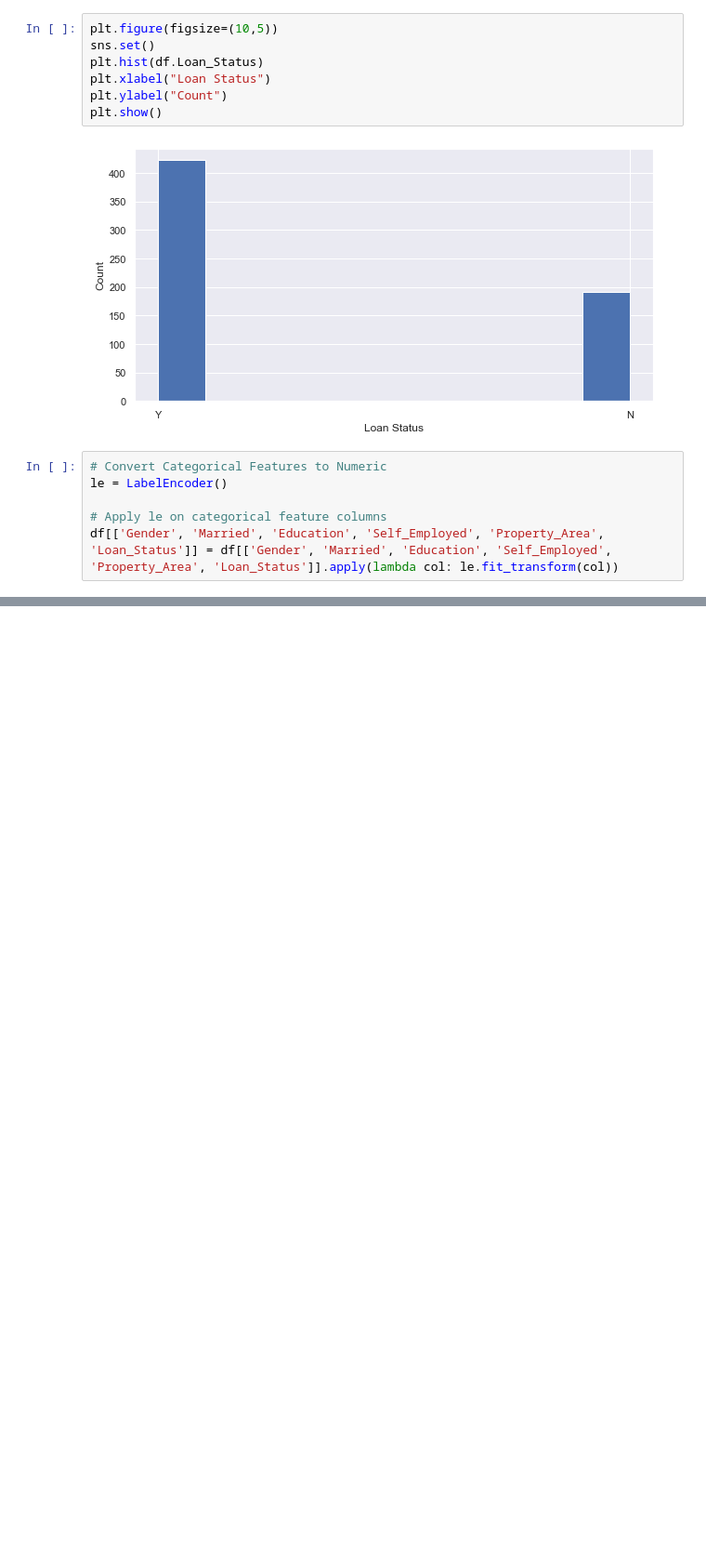
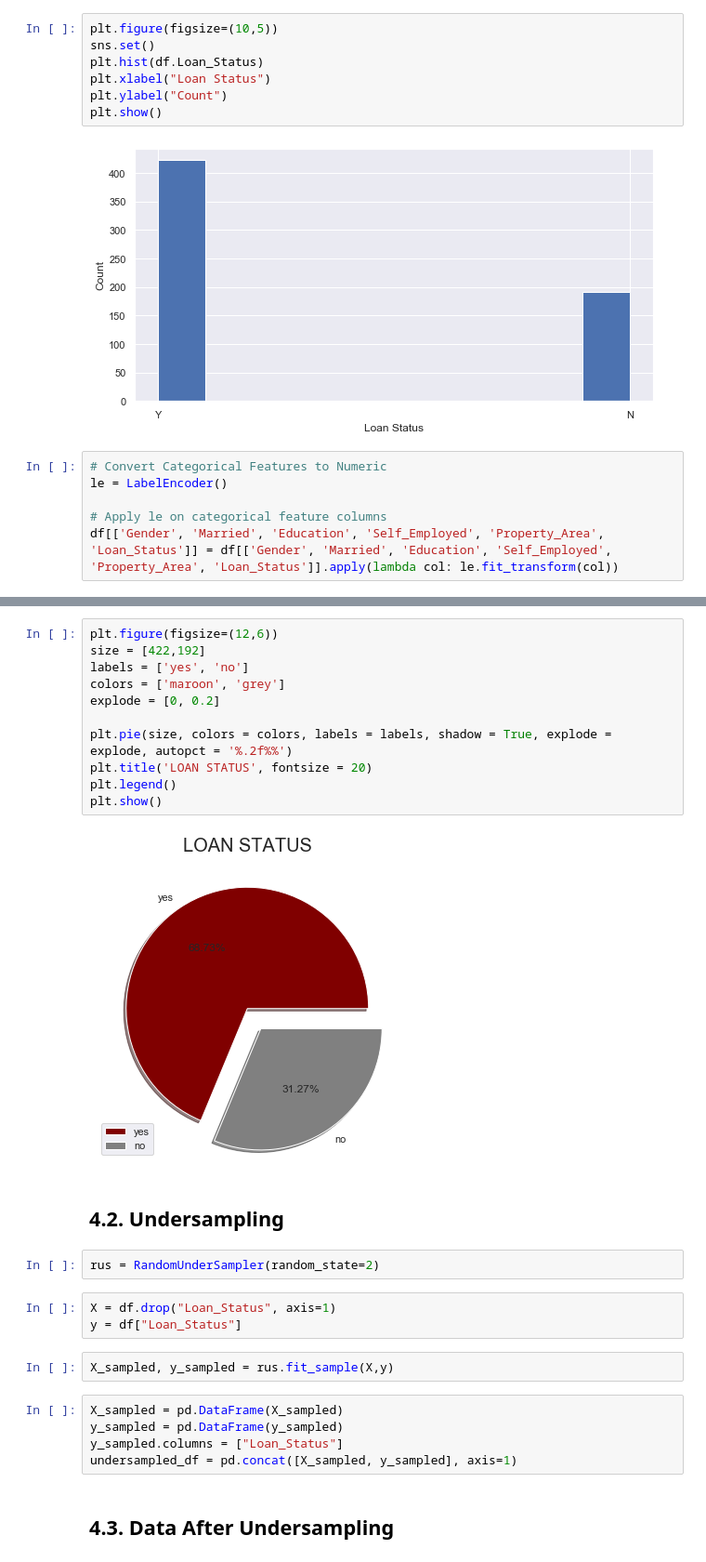
Before and after one commit to AngelMthimunye/Bank_Loan_Qualifier_App, a Jupyter notebook: Bank_Loan.ipynb, the cells around one changed output, grey strips where cells are left out. Shown: that part at 93% size. Cells and saved outputs as stored; diff of their text form; blank space fills up the shorter version.

```diff
--- a/Bank_Loan.ipynb
+++ b/Bank_Loan.ipynb
@@ -337,0 +372,29 @@ df[['Gender', 'Married', 'Education', 'Self_Employed', 'Property_Area', 'Loan_St
+# %%
+plt.figure(figsize=(12,6))
+size = [422,192]
+labels = ['yes', 'no']
+colors = ['maroon', 'grey']
+explode = [0, 0.2]
+
+plt.pie(size, colors = colors, labels = labels, shadow = True, explode = explode, autopct = '%.2f%%')
+plt.title('LOAN STATUS', fontsize = 20)
+plt.legend()
+plt.show()
+# %% [output]
+[figure, added]
+# %% [markdown]
+## 4.2. Undersampling
+# %%
+rus = RandomUnderSampler(random_state=2)
+# %%
+X = df.drop("Loan_Status", axis=1)
+y = df["Loan_Status"]
+# %%
+X_sampled, y_sampled = rus.fit_sample(X,y)
+# %%
+X_sampled = pd.DataFrame(X_sampled)
+y_sampled = pd.DataFrame(y_sampled)
+y_sampled.columns = ["Loan_Status"]
+undersampled_df = pd.concat([X_sampled, y_sampled], axis=1)
+# %% [markdown]
+## 4.3. Data After Undersampling
```
Also changed, not shown: parts of 16 cells of this notebook.
